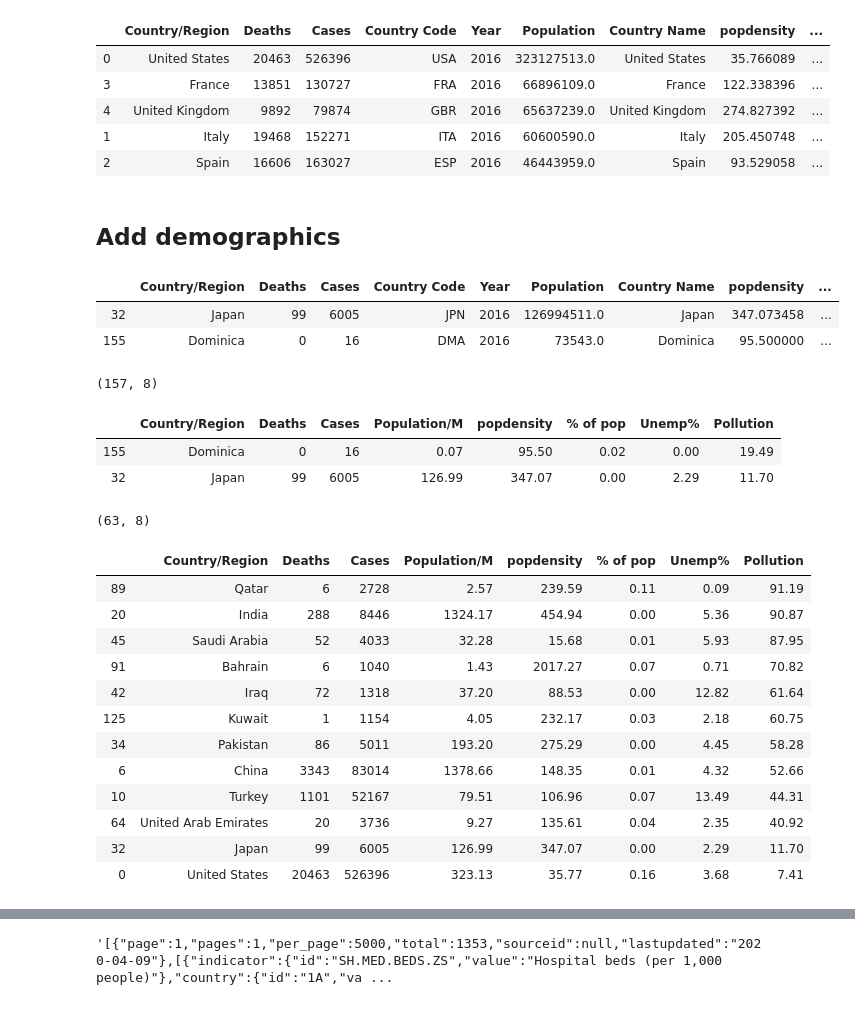
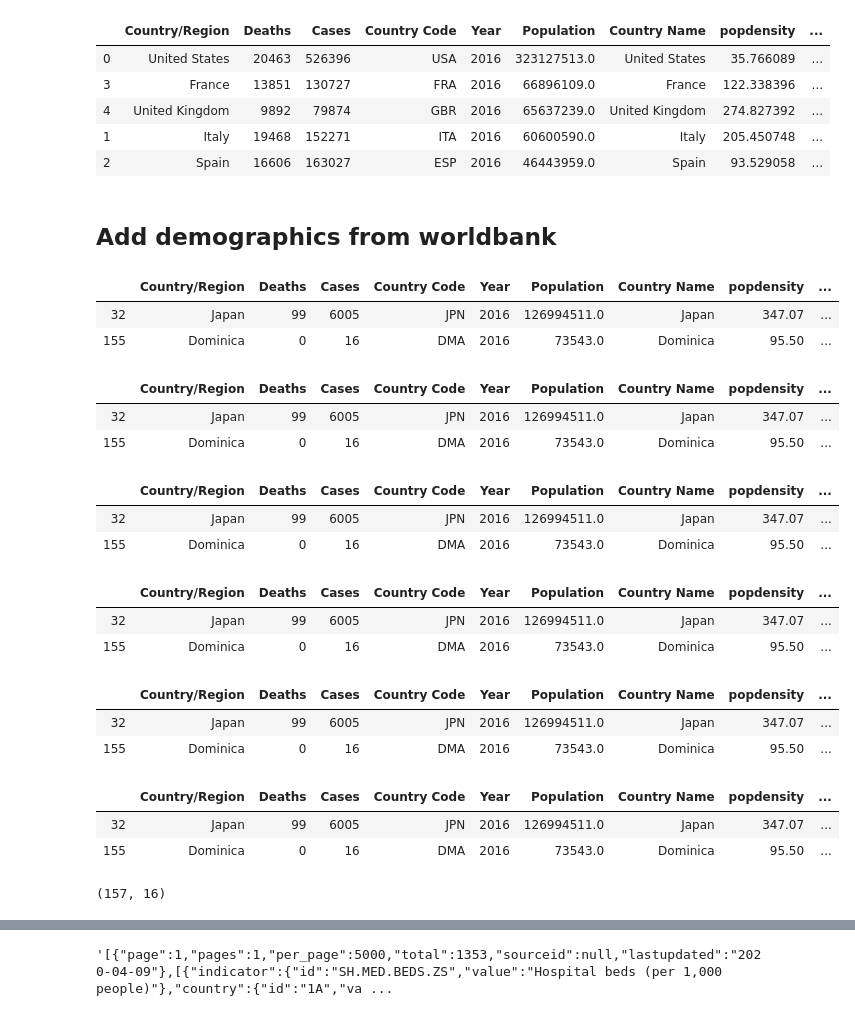
Before and after one commit to dougfoo/machineLearning, a Jupyter notebook: covid/COVID-global-clustering.ipynb, the cells around one changed output, grey strips where cells are left out. Drawn from its saved outputs; the diff is of its cells as text; code cells hidden in the pictures.

```diff
--- a/covid/COVID-global-clustering.ipynb
+++ b/covid/COVID-global-clustering.ipynb
@@ -160,64 +160,67 @@ display(popdensity.head(), df_gmerged2.head().sort_values(by='Population', ascen
 | 1 | Italy | 19468 | 152271 | ITA | 2016 | 60600590.0 | Italy | 205.450748 | ... |
 | 2 | Spain | 16606 | 163027 | ESP | 2016 | 46443959.0 | Spain | 93.529058 | ... |
 # %% [markdown]
-## Add demographics
+## Add demographics from worldbank
 # %%
 #  -- all available https://data.worldbank.org/indicator
 # unemployment data http://api.worldbank.org/v2/en/indicator/SL.UEM.TOTL.ZS?downloadformat=csv
 # hospital beds http://api.worldbank.org/v2/en/indicator/SH.MED.BEDS.ZS?downloadformat=csv
 # air flights http://api.worldbank.org/v2/en/indicator/IS.AIR.DPRT?downloadformat=csv
 # rail lines http://api.worldbank.org/v2/en/indicator/IS.RRS.TOTL.KM?downloadformat=csv
 # employment F http://api.worldbank.org/v2/en/indicator/SL.TLF.CACT.FE.ZS?downloadformat=csv
 # employment M http://api.worldbank.org/v2/en/indicator/SL.TLF.CACT.MA.ZS?downloadformat=csv
 # unemployment http://api.worldbank.org/v2/en/indicator/SL.UEM.TOTL.ZS?downloadformat=csv
 # urban pop http://api.worldbank.org/v2/en/indicator/SP.URB.TOTL.IN.ZS?downloadformat=csv
 # pollution EN.ATM.PM25.MC.M3
+
 def isfloat(value):
   try:
     float(value)
     return True
   except ValueError:
     return False
 
-# need to get the last column w/ data tsince its very sparse
-df_poll = get_zip('http://api.worldbank.org/v2/en/indicator/EN.ATM.PM25.MC.M3?downloadformat=csv')
-df_poll = df_poll.fillna(method='ffill', axis=1)[['Country Code', '2019']].rename(columns={'2019':'Pollution'})
+def add_metric(indicator, colname, dfm, year='2019', debug=True):
+    dfnew = get_zip('http://api.worldbank.org/v2/en/indicator/'+indicator+'?downloadformat=csv')
+    dfnew = dfnew.fillna(method='ffill', axis=1)[['Country Code', year]].rename(columns={year:colname})
 
-df_uemp = get_zip('http://api.worldbank.org/v2/en/indicator/SL.UEM.TOTL.ZS?downloadformat=csv')
-df_uemp = df_uemp.fillna(method='ffill', axis=1)[['Country Code', '2019']].rename(columns={'2019':'Unemp%'})
+    dfm = pd.merge(left=dfm , right=dfnew, on ='Country Code')
+    display(dfm[dfm['Country/Region'].isin(['Dominica','Japan'])].head()) if debug else None
 
-df_gmerged3 = pd.merge(left=df_gmerged2, right=df_uemp, on ='Country Code')
-df_gmerged3 = pd.merge(left=df_gmerged3 , right=df_poll, on ='Country Code')
-display(df_gmerged3[df_gmerged3['Country/Region'].isin(['Dominica','Japan'])])
+    dfm[colname] = dfm[colname].astype(str).apply(lambda x: float(x) if isfloat(x) else 0.0).round(2)
+    return dfm
 
+df_gmerged3 = df_gmerged2.copy()
 df_gmerged3['Population/M'] = df_gmerged3['Population'].div(10**6).round(2)
-df_gmerged3['Pollution'] = df_gmerged3['Pollution'].astype(str).apply(lambda x: float(x) if isfloat(x) else 0.0).round(2)
-df_gmerged3['Unemp%'] = df_gmerged3['Unemp%'].astype(str).apply(lambda x: float(x) if isfloat(x) else 0.0).round(2)
 df_gmerged3['popdensity'] = df_gmerged3['popdensity'].round(2)
-df_gmerged3 = df_gmerged3.sort_values(by='Pollution', ascending=False)[['Country/Region','Deaths','Cases','Population/M','popdensity','% of pop','Unemp%','Pollution']]
 
-display(df_gmerged3.shape, df_gmerged3[df_gmerged3['Country/Region'].isin(['Dominica','Japan'])])
-df_gmerged3 = df_gmerged3[df_gmerged3['Cases'] > 1000]
-display(df_gmerged3.shape, pd.concat([df_gmerged3.head(10), df_gmerged3[df_gmerged3['Country/Region'].isin(['Japan','United States','Dominica'])]], axis=0))
+df_gmerged3 = add_metric('IS.AIR.DPRT', 'flights', df_gmerged3, year='2019', debug=True)
+df_gmerged3 = add_metric('EN.ATM.PM25.MC.M3', 'pollution', df_gmerged3, year='2019', debug=True)
+df_gmerged3 = add_metric('SL.UEM.TOTL.ZS', 'unemp%', df_gmerged3, year='2019', debug=True)
+df_gmerged3 = add_metric('SH.MED.BEDS.ZS', 'hospbeds', df_gmerged3, year='2019', debug=True)
+df_gmerged3 = add_metric('IS.RRS.TOTL.KM', 'railways', df_gmerged3, year='2019', debug=True)
+df_gmerged3 = add_metric('SP.URB.TOTL.IN.ZS', 'urbanpop', df_gmerged3, year='2019', debug=True)
+
+df_gmerged3 = df_gmerged3.sort_values(by='pollution', ascending=False)
+
+display(df_gmerged3.shape, pd.concat([df_gmerged3.head(5), df_gmerged3[df_gmerged3['Country/Region'].isin(['Japan','United States','Dominica'])]], axis=0))
 # %% [output]
 |  | Country/Region | Deaths | Cases | Country Code | Year | Population | Country Name | popdensity | ... |
-| 32 | Japan | 99 | 6005 | JPN | 2016 | 126994511.0 | Japan | 347.073458 | ... |
-| 155 | Dominica | 0 | 16 | DMA | 2016 | 73543.0 | Dominica | 95.500000 | ... |
+| 32 | Japan | 99 | 6005 | JPN | 2016 | 126994511.0 | Japan | 347.07 | ... |
+| 155 | Dominica | 0 | 16 | DMA | 2016 | 73543.0 | Dominica | 95.50 | ... |
+|  | Country/Region | Deaths | Cases | Country Code | Year | Population | Country Name | popdensity | ... |
+| 32 | Japan | 99 | 6005 | JPN | 2016 | 126994511.0 | Japan | 347.07 | ... |
+| 155 | Dominica | 0 | 16 | DMA | 2016 | 73543.0 | Dominica | 95.50 | ... |
+|  | Country/Region | Deaths | Cases | Country Code | Year | Population | Country Name | popdensity | ... |
+| 32 | Japan | 99 | 6005 | JPN | 2016 | 126994511.0 | Japan | 347.07 | ... |
+| 155 | Dominica | 0 | 16 | DMA | 2016 | 73543.0 | Dominica | 95.50 | ... |
+|  | Country/Region | Deaths | Cases | Country Code | Year | Population | Country Name | popdensity | ... |
+| 32 | Japan | 99 | 6005 | JPN | 2016 | 126994511.0 | Japan | 347.07 | ... |
+| 155 | Dominica | 0 | 16 | DMA | 2016 | 73543.0 | Dominica | 95.50 | ... |
+|  | Country/Region | Deaths | Cases | Country Code | Year | Population | Country Name | popdensity | ... |
+| 32 | Japan | 99 | 6005 | JPN | 2016 | 126994511.0 | Japan | 347.07 | ... |
+| 155 | Dominica | 0 | 16 | DMA | 2016 | 73543.0 | Dominica | 95.50 | ... |
+|  | Country/Region | Deaths | Cases | Country Code | Year | Population | Country Name | popdensity | ... |
+| 32 | Japan | 99 | 6005 | JPN | 2016 | 126994511.0 | Japan | 347.07 | ... |
+| 155 | Dominica | 0 | 16 | DMA | 2016 | 73543.0 | Dominica | 95.50 | ... |
-(157, 8)
+(157, 16)
-|  | Country/Region | Deaths | Cases | Population/M | popdensity | % of pop | Unemp% | Pollution |
-| 155 | Dominica | 0 | 16 | 0.07 | 95.50 | 0.02 | 0.00 | 19.49 |
-| 32 | Japan | 99 | 6005 | 126.99 | 347.07 | 0.00 | 2.29 | 11.70 |
-(63, 8)
-|  | Country/Region | Deaths | Cases | Population/M | popdensity | % of pop | Unemp% | Pollution |
-| 89 | Qatar | 6 | 2728 | 2.57 | 239.59 | 0.11 | 0.09 | 91.19 |
-| 20 | India | 288 | 8446 | 1324.17 | 454.94 | 0.00 | 5.36 | 90.87 |
-| 45 | Saudi Arabia | 52 | 4033 | 32.28 | 15.68 | 0.01 | 5.93 | 87.95 |
-| 91 | Bahrain | 6 | 1040 | 1.43 | 2017.27 | 0.07 | 0.71 | 70.82 |
-| 42 | Iraq | 72 | 1318 | 37.20 | 88.53 | 0.00 | 12.82 | 61.64 |
-| 125 | Kuwait | 1 | 1154 | 4.05 | 232.17 | 0.03 | 2.18 | 60.75 |
-| 34 | Pakistan | 86 | 5011 | 193.20 | 275.29 | 0.00 | 4.45 | 58.28 |
-| 6 | China | 3343 | 83014 | 1378.66 | 148.35 | 0.01 | 4.32 | 52.66 |
-| 10 | Turkey | 1101 | 52167 | 79.51 | 106.96 | 0.07 | 13.49 | 44.31 |
-| 64 | United Arab Emirates | 20 | 3736 | 9.27 | 135.61 | 0.04 | 2.35 | 40.92 |
-| 32 | Japan | 99 | 6005 | 126.99 | 347.07 | 0.00 | 2.29 | 11.70 |
-| 0 | United States | 20463 | 526396 | 323.13 | 35.77 | 0.16 | 3.68 | 7.41 |
```
Also changed, not shown: parts of 1 cell of this notebook.
